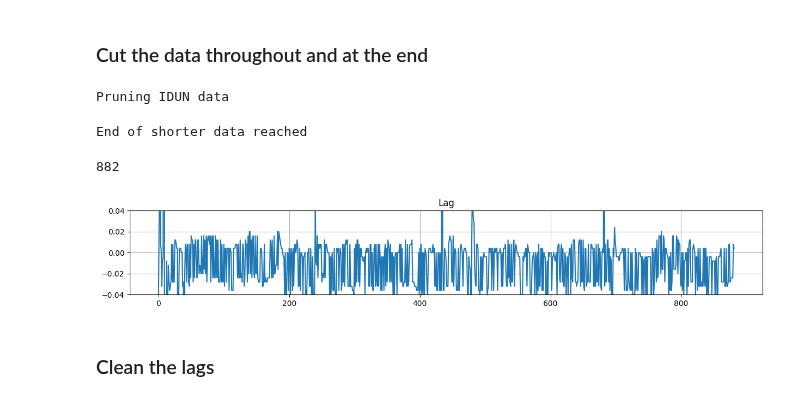
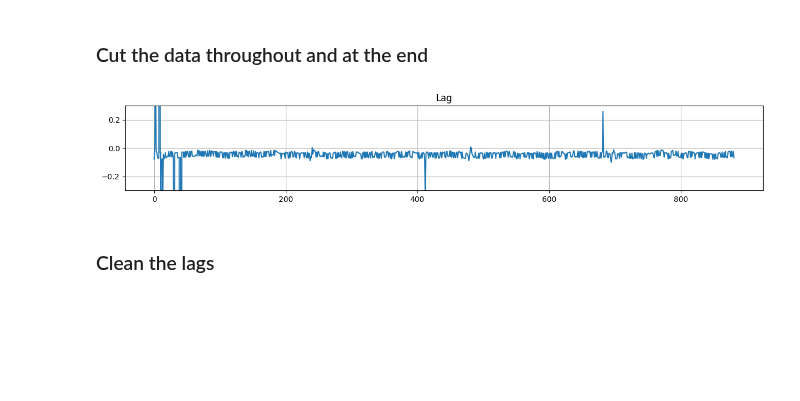
Before and after one commit to iduntech/idn-sync-data, a Jupyter notebook: sync_main.ipynb, the cells around one changed output. Drawn from its saved outputs; the diff is of its cells as text; code cells hidden in the pictures; blank space fills up the shorter version.

```diff
--- a/sync_main.ipynb
+++ b/sync_main.ipynb
@@ -436,23 +412,3 @@ plt.ylim(-10, 10)
 [figure]
 # %% [markdown]
 ### Cut the data throughout and at the end
-# %%
-if np.sum(lag_sizes < 0) > np.sum(lag_sizes > 0):
-    print("Pruning IDUN data")
-    idun_data_pruned, idun_base_pruned = cut_throughout_data_arr(
-        idun_cut_data, idun_base_cut_data, lag_positions, -cumulative_lags
-    )
-    comparison_data_pruned = copy.deepcopy(comparison_cut_data)
-    comparison_base_pruned_df = copy.deepcopy(comparison_base_cut_df)
-else:
-    print("Pruning ", config.DEVICE, " data")
-    comparison_data_pruned, comparison_base_pruned_df = cut_throughout_data(
-        comparison_cut_data,
-        comparison_base_cut_df,
-        lag_positions,
-        cumulative_lags,
-    )
-    idun_data_pruned = copy.deepcopy(idun_cut_data)
-    idun_base_pruned = copy.deepcopy(idun_base_cut_data)
-# %% [output]
-Pruning IDUN data
@@ -465,21 +435,15 @@ final_idun_epochs = epoch_data(idun_data_pruned, config.SECOND_LAG_EPOCH_SIZE)
 final_correlation_arr, final_max_corr_arr, final_lag_arr = calculate_epochs_lag(
     final_comparison_epochs, final_idun_epochs
 )
-# %% [output]
-End of shorter data reached
-# %%
-len(final_idun_epochs)
-# %% [output]
-882
 # %%
 final_lag_arr_copy = final_lag_arr.copy()
 plt.figure(figsize=(15, 2))
 plt.plot(np.array(final_lag_arr) / config.BASE_SAMPLE_RATE)
 plt.title("Lag")
-plt.ylim(-0.04,0.04)
+plt.ylim(-0.3, 0.3)
 plt.grid()
 # %% [output]
-[figure, old version]
+[figure, new version]
 # %% [markdown]
 ### Clean the lags
 # %%
```
Also changed, not shown: parts of 17 cells of this notebook, 1 other file.
